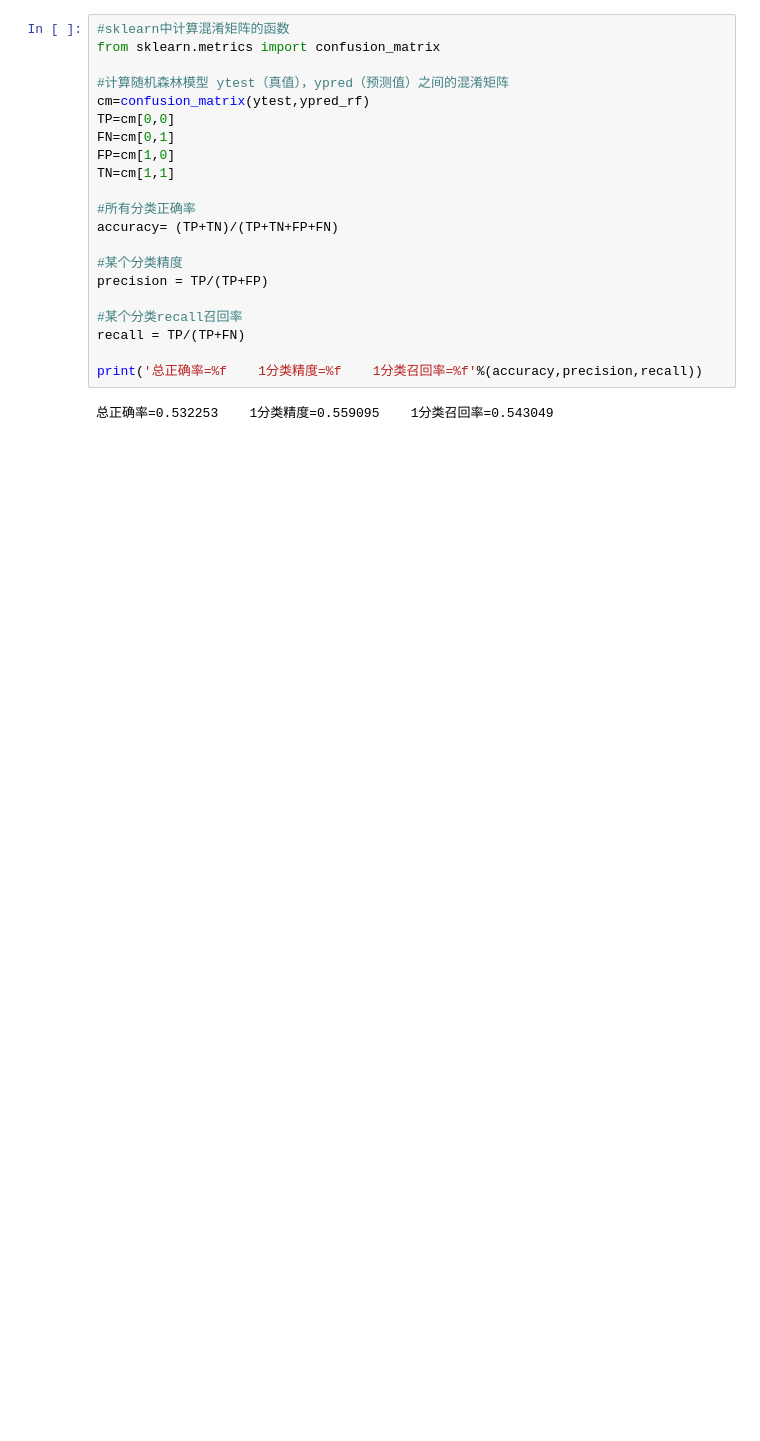
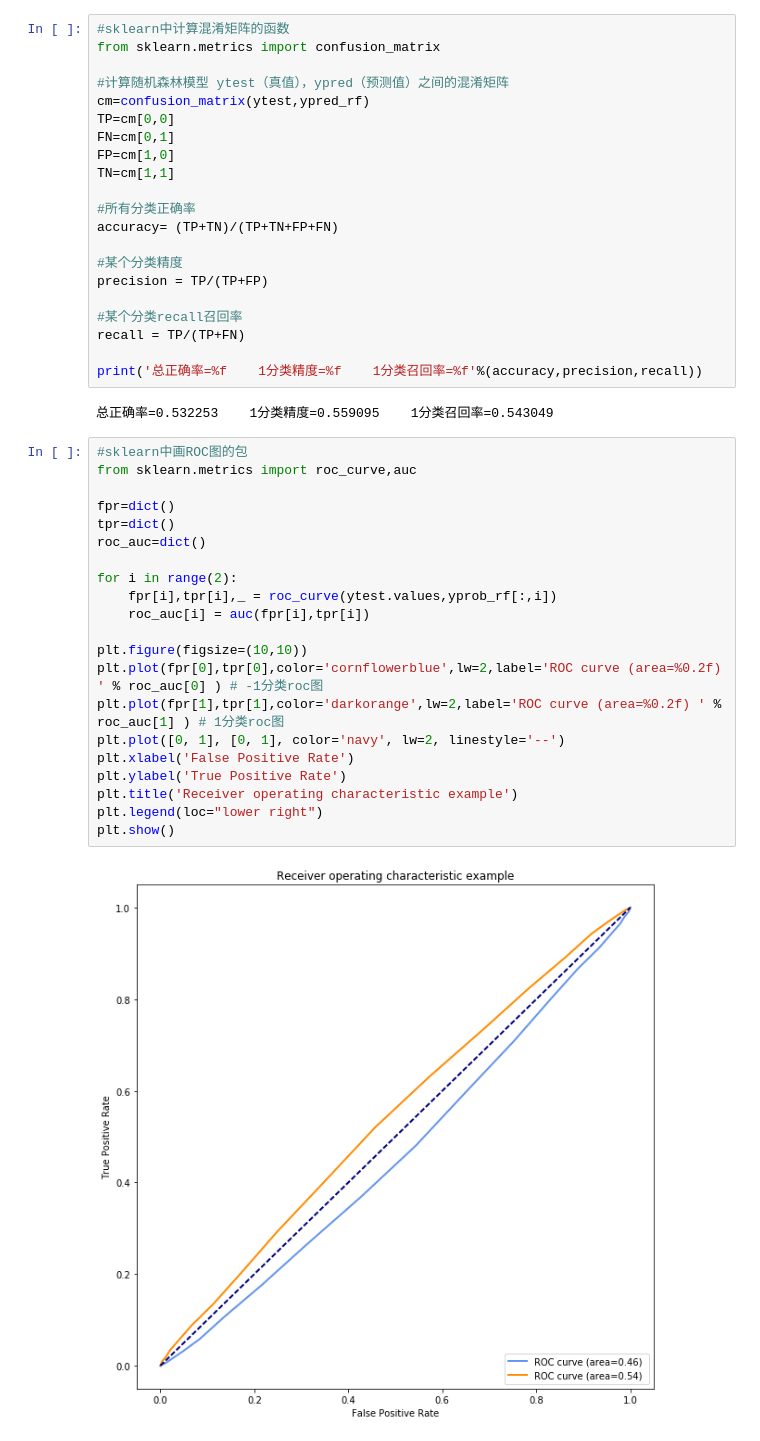
Before and after one commit to quanttrade/AI_Quant_Course, a Jupyter notebook: notebook/03.Working_with_model.ipynb, the cells around one changed output. Cells and saved outputs as stored; diff of their text form; blank space fills up the shorter version.

```diff
--- a/notebook/03.Working_with_model.ipynb
+++ b/notebook/03.Working_with_model.ipynb
@@ -719,3 +719,26 @@ recall = TP/(TP+FN)
 print('总正确率=%f    1分类精度=%f    1分类召回率=%f'%(accuracy,precision,recall))
 # %% [output]
 总正确率=0.532253    1分类精度=0.559095    1分类召回率=0.543049
+# %%
+#sklearn中画ROC图的包
+from sklearn.metrics import roc_curve,auc
+
+fpr=dict()
+tpr=dict()
+roc_auc=dict()
+
+for i in range(2):
+    fpr[i],tpr[i],_ = roc_curve(ytest.values,yprob_rf[:,i])
+    roc_auc[i] = auc(fpr[i],tpr[i])
+
+plt.figure(figsize=(10,10))
+plt.plot(fpr[0],tpr[0],color='cornflowerblue',lw=2,label='ROC curve (area=%0.2f) ' % roc_auc[0] ) # -1分类roc图
+plt.plot(fpr[1],tpr[1],color='darkorange',lw=2,label='ROC curve (area=%0.2f) ' % roc_auc[1] ) # 1分类roc图
+plt.plot([0, 1], [0, 1], color='navy', lw=2, linestyle='--')
+plt.xlabel('False Positive Rate')
+plt.ylabel('True Positive Rate')
+plt.title('Receiver operating characteristic example')
+plt.legend(loc="lower right")
+plt.show()
+# %% [output]
+[figure, added]
```
